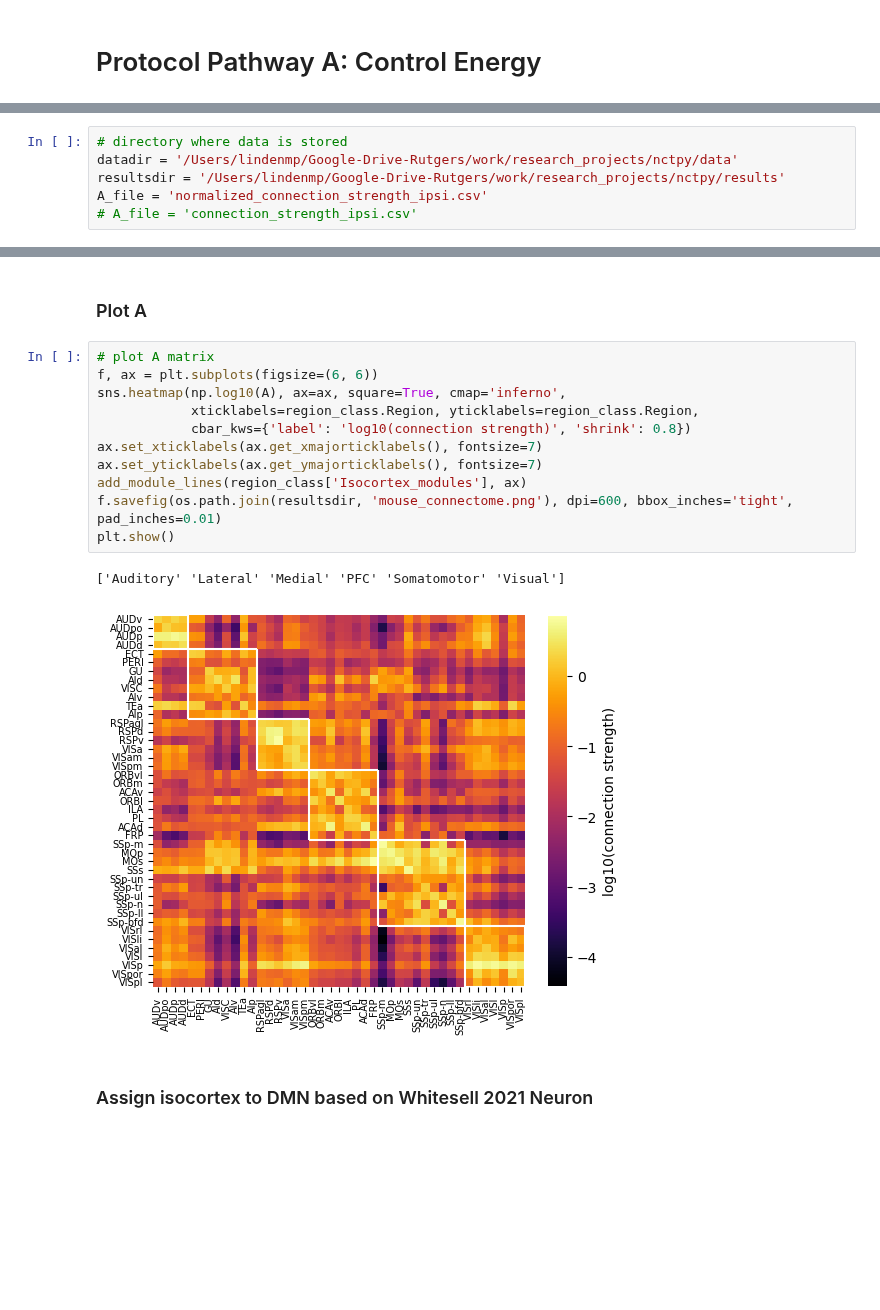
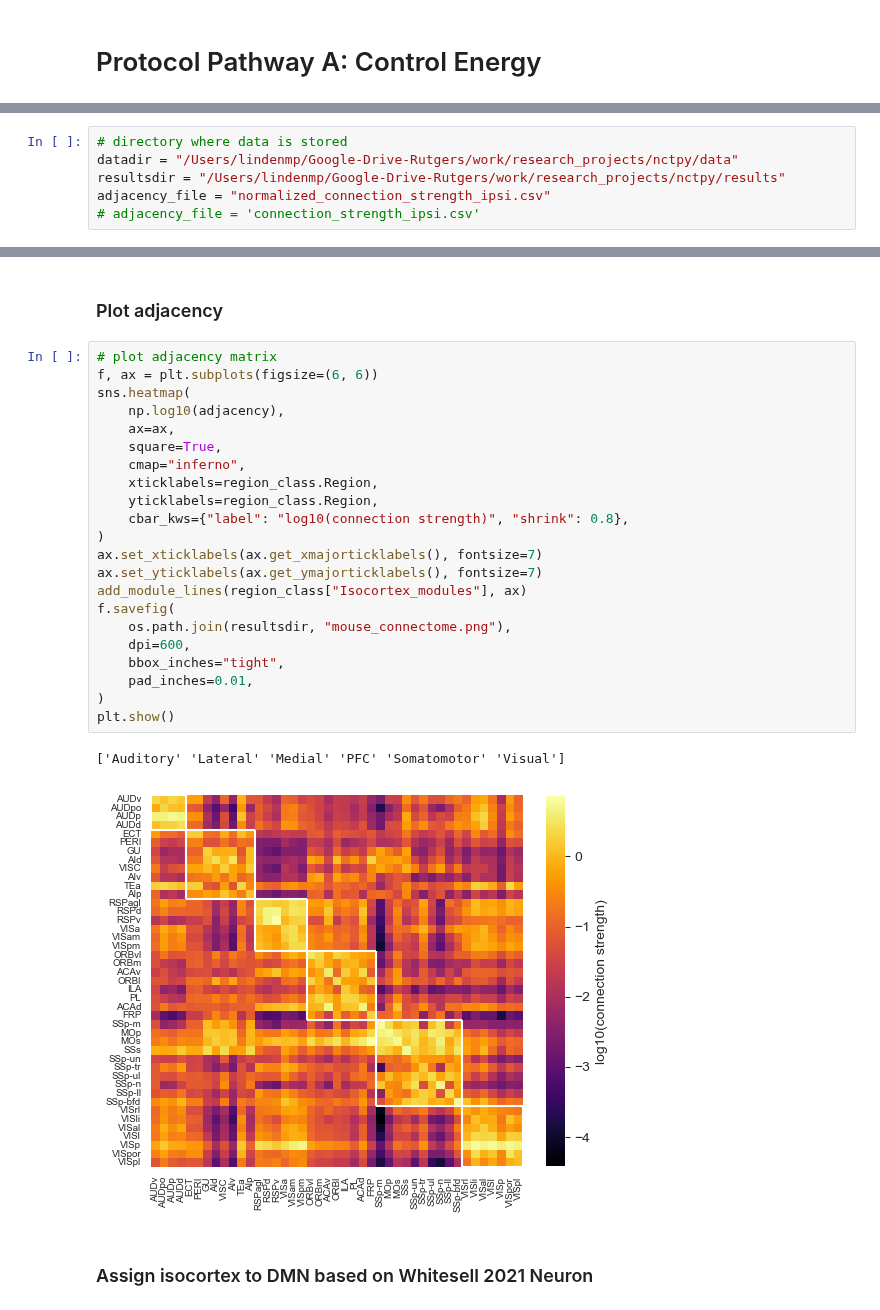
Before and after one commit to LindenParkesLab/nctpy, a Jupyter notebook: scripts/path_a_control_energy_directed.ipynb, the cells around one changed output, grey strips where cells are left out. Saved outputs shown, nothing was run; the diff lists cells and outputs as text; blank space fills up the shorter version.

```diff
--- a/scripts/path_a_control_energy_directed.ipynb
+++ b/scripts/path_a_control_energy_directed.ipynb
@@ -32,7 +39,7 @@ from null_models.geomsurr import geomsurr
 # %%
 # directory where data is stored
-datadir = '/Users/lindenmp/Google-Drive-Rutgers/work/research_projects/nctpy/data'
-resultsdir = '/Users/lindenmp/Google-Drive-Rutgers/work/research_projects/nctpy/results'
-A_file = 'normalized_connection_strength_ipsi.csv'
-# A_file = 'connection_strength_ipsi.csv'
+datadir = "/Users/lindenmp/Google-Drive-Rutgers/work/research_projects/nctpy/data"
+resultsdir = "/Users/lindenmp/Google-Drive-Rutgers/work/research_projects/nctpy/results"
+adjacency_file = "normalized_connection_strength_ipsi.csv"
+# adjacency_file = 'connection_strength_ipsi.csv'
 # %%
@@ -85,21 +92,32 @@ print(region_class)
 41   VISpor      0          1            Visual        24
 42    VISpl      0          1            Visual        21
 # %% [markdown]
-### Plot A
+### Plot adjacency
 # %%
-# plot A matrix
+# plot adjacency matrix
 f, ax = plt.subplots(figsize=(6, 6))
-sns.heatmap(np.log10(A), ax=ax, square=True, cmap='inferno',
-            xticklabels=region_class.Region, yticklabels=region_class.Region,
-            cbar_kws={'label': 'log10(connection strength)', 'shrink': 0.8})
+sns.heatmap(
+    np.log10(adjacency),
+    ax=ax,
+    square=True,
+    cmap="inferno",
+    xticklabels=region_class.Region,
+    yticklabels=region_class.Region,
+    cbar_kws={"label": "log10(connection strength)", "shrink": 0.8},
+)
 ax.set_xticklabels(ax.get_xmajorticklabels(), fontsize=7)
 ax.set_yticklabels(ax.get_ymajorticklabels(), fontsize=7)
-add_module_lines(region_class['Isocortex_modules'], ax)
-f.savefig(os.path.join(resultsdir, 'mouse_connectome.png'), dpi=600, bbox_inches='tight', pad_inches=0.01)
+add_module_lines(region_class["Isocortex_modules"], ax)
+f.savefig(
+    os.path.join(resultsdir, "mouse_connectome.png"),
+    dpi=600,
+    bbox_inches="tight",
+    pad_inches=0.01,
+)
 plt.show()
 # %% [output]
 ['Auditory' 'Lateral' 'Medial' 'PFC' 'Somatomotor' 'Visual']
-[figure, old version]
+[figure, new version]
 # %% [markdown]
 ### Assign isocortex to DMN based on Whitesell 2021 Neuron
 # %%
```
Also changed, not shown: parts of 10 cells of this notebook, 2 other files.
